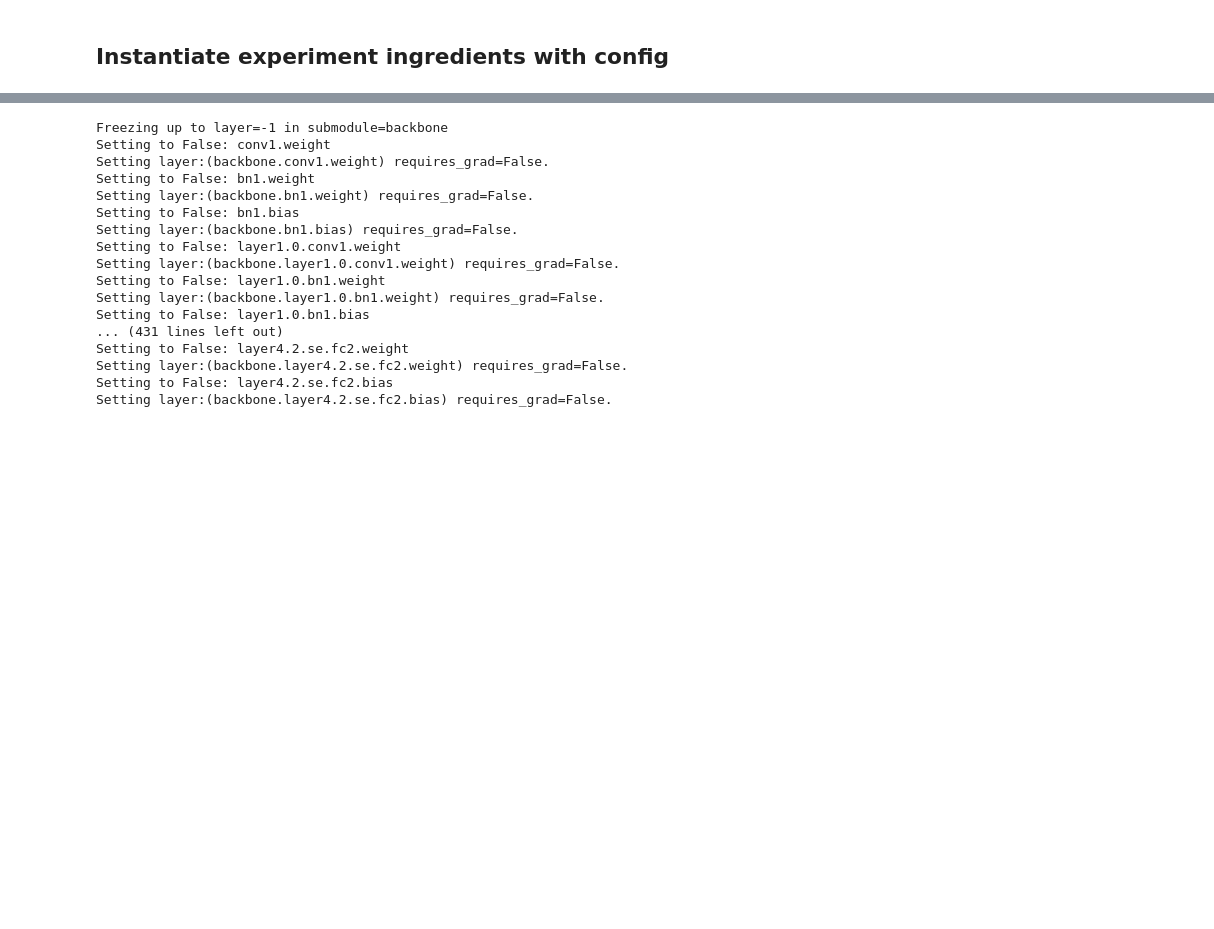
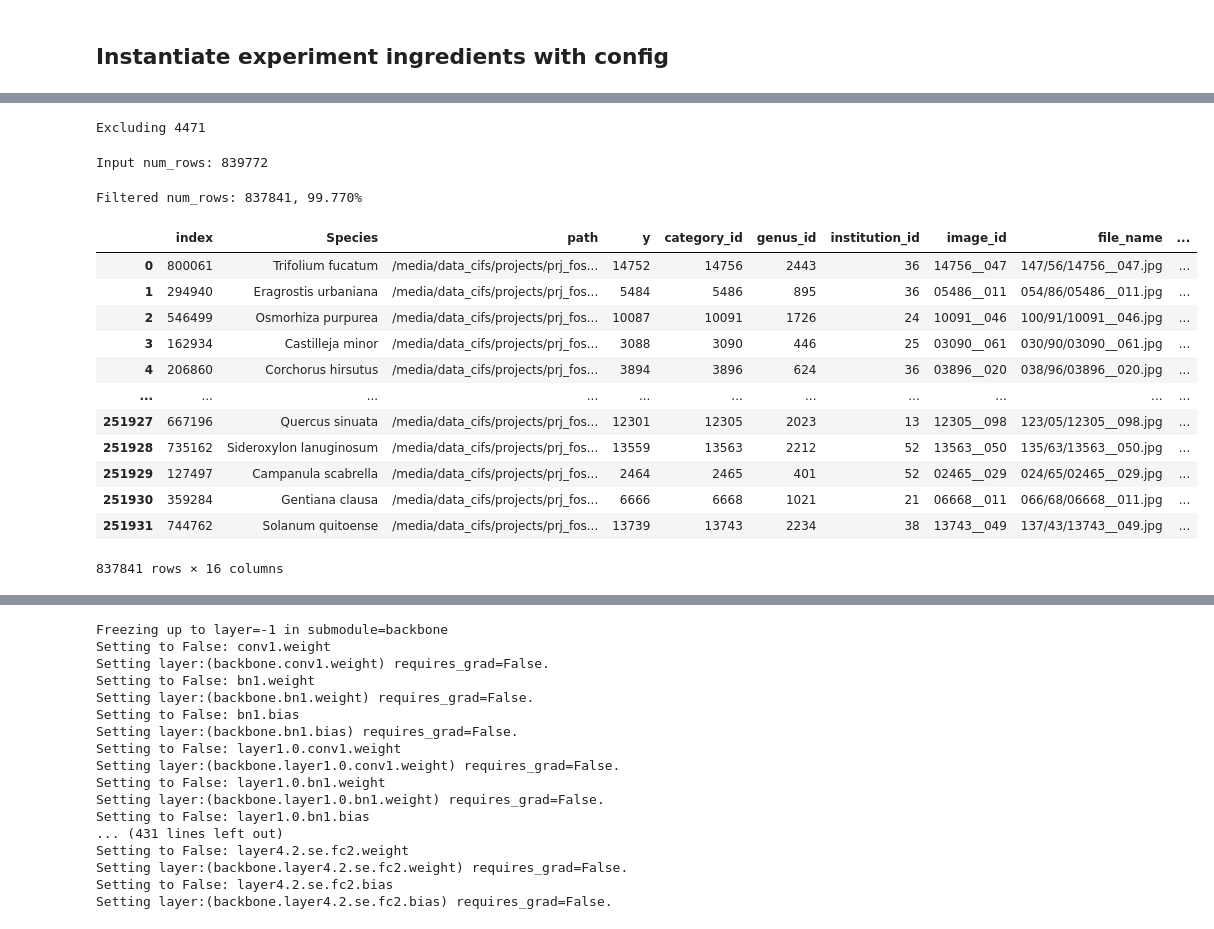
Before and after one commit to JacobARose/image-utils, a Jupyter notebook: notebooks/baseline_lightning_trainer.ipynb, the cells around one changed output, grey strips where cells are left out. Drawn from its saved outputs; the diff is of its cells as text; code cells hidden in the pictures; blank space fills up the shorter version.

```diff
--- a/notebooks/baseline_lightning_trainer.ipynb
+++ b/notebooks/baseline_lightning_trainer.ipynb
@@ -368,0 +354,57 @@ resolution: 224
+# %%
+def filter_catalog(catalog: pd.DataFrame, column: str, include=None, exclude=None) -> pd.DataFrame:
+    num_rows = catalog.shape[0]
+    if isinstance(include, Sequence):
+        pp(f"Including {len(include)}")
+        catalog = catalog[catalog[column].apply(lambda x: x in include)]
+    if isinstance(exclude, Sequence):
+        pp(f"Excluding {len(exclude)}")
+
+        catalog = catalog[catalog[column].apply(lambda x: x not in exclude)]
+
+    pp(f"Input num_rows: {num_rows}")
+    pp(f"Filtered num_rows: {catalog.shape[0]}, {catalog.shape[0]/num_rows:.3%}")
+
+    return catalog
+
+
+df = pd.concat([datamodule.train_dataset.df,
+                datamodule.val_dataset.df])
+                # datamodule.test_dataset.df])
+
+
+class_counts = df.value_counts("y")
+class_counts = class_counts.reset_index(drop=False).rename(columns={0:"counts"})
+num_classes = class_counts.shape[0]
+
+
+# above_20 = class_counts[class_counts.counts>=20].counts
+# above_20 = above_20.values.tolist()
+above_20 = None
+
+below_20 = class_counts[class_counts.counts<40].counts
+below_20 = below_20.values.tolist()
+
+above_20_catalog = filter_catalog(catalog=df,
+                                  column="y",
+                                  include=above_20,
+                                  exclude=below_20)
+
+above_20_catalog
+# %% [output]
+Excluding 4471
+Input num_rows: 839772
+Filtered num_rows: 837841, 99.770%
+|  | index | Species | path | y | category_id | genus_id | institution_id | image_id | file_name | ... |
+| 0 | 800061 | Trifolium fucatum | /media/data_cifs/projects/prj_fos... | 14752 | 14756 | 2443 | 36 | 14756__047 | 147/56/14756__047.jpg | ... |
+| 1 | 294940 | Eragrostis urbaniana | /media/data_cifs/projects/prj_fos... | 5484 | 5486 | 895 | 36 | 05486__011 | 054/86/05486__011.jpg | ... |
+| 2 | 546499 | Osmorhiza purpurea | /media/data_cifs/projects/prj_fos... | 10087 | 10091 | 1726 | 24 | 10091__046 | 100/91/10091__046.jpg | ... |
+| 3 | 162934 | Castilleja minor | /media/data_cifs/projects/prj_fos... | 3088 | 3090 | 446 | 25 | 03090__061 | 030/90/03090__061.jpg | ... |
+| 4 | 206860 | Corchorus hirsutus | /media/data_cifs/projects/prj_fos... | 3894 | 3896 | 624 | 36 | 03896__020 | 038/96/03896__020.jpg | ... |
+| ... | ... | ... | ... | ... | ... | ... | ... | ... | ... | ... |
+| 251927 | 667196 | Quercus sinuata | /media/data_cifs/projects/prj_fos... | 12301 | 12305 | 2023 | 13 | 12305__098 | 123/05/12305__098.jpg | ... |
+| 251928 | 735162 | Sideroxylon lanuginosum | /media/data_cifs/projects/prj_fos... | 13559 | 13563 | 2212 | 52 | 13563__050 | 135/63/13563__050.jpg | ... |
+| 251929 | 127497 | Campanula scabrella | /media/data_cifs/projects/prj_fos... | 2464 | 2465 | 401 | 52 | 02465__029 | 024/65/02465__029.jpg | ... |
+| 251930 | 359284 | Gentiana clausa | /media/data_cifs/projects/prj_fos... | 6666 | 6668 | 1021 | 21 | 06668__011 | 066/68/06668__011.jpg | ... |
+| 251931 | 744762 | Solanum quitoense | /media/data_cifs/projects/prj_fos... | 13739 | 13743 | 2234 | 38 | 13743__049 | 137/43/13743__049.jpg | ... |
+837841 rows × 16 columns
```
Also changed, not shown: parts of 17 cells of this notebook, 8 other files.
